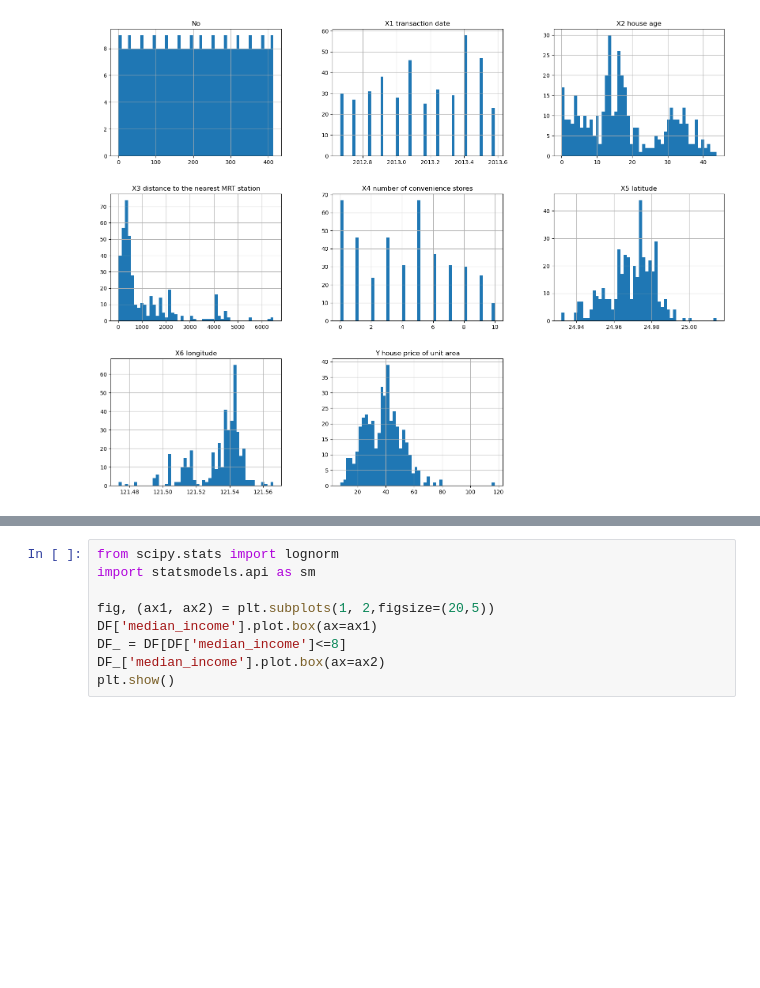
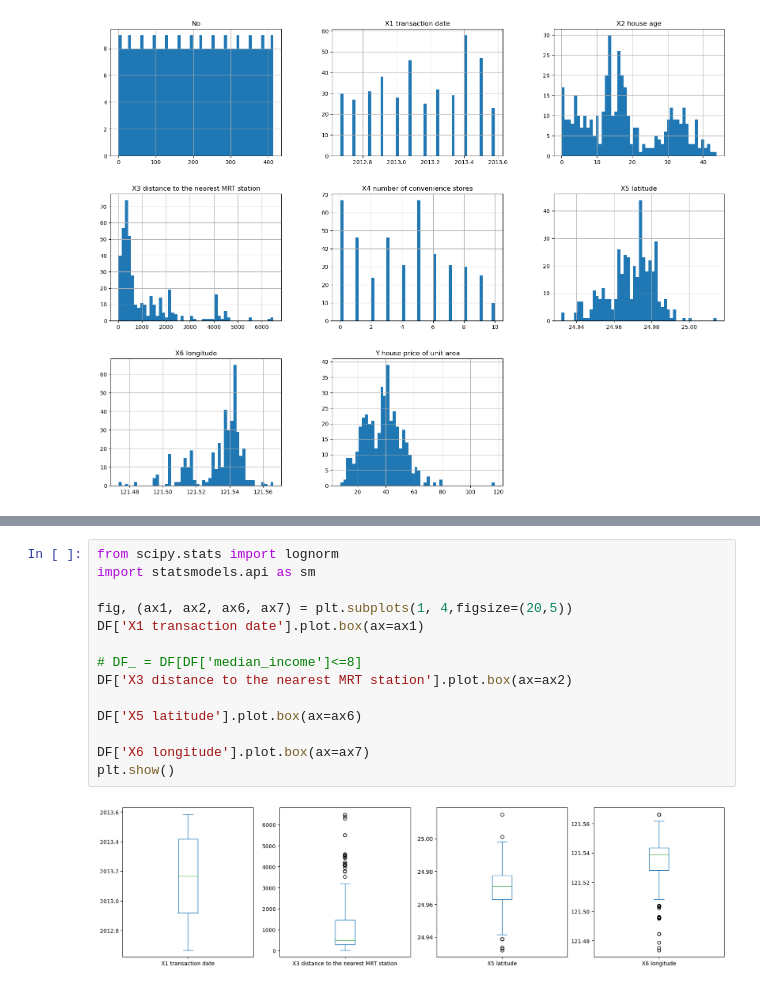
Before and after one commit to matthewpkearney/cs559_spring24_hw1, a Jupyter notebook: Homework1_mkearney.ipynb, the cells around one changed output, grey strips where cells are left out. Cells and saved outputs as stored; diff of their text form; blank space fills up the shorter version.

```diff
--- a/Homework1_mkearney.ipynb
+++ b/Homework1_mkearney.ipynb
@@ -118,9 +120,16 @@ In this histogram, we can get a sense for each columns separate distributions. F
 # %%
 from scipy.stats import lognorm
 import statsmodels.api as sm
 
-fig, (ax1, ax2) = plt.subplots(1, 2,figsize=(20,5))
-DF['median_income'].plot.box(ax=ax1)
-DF_ = DF[DF['median_income']<=8]
-DF_['median_income'].plot.box(ax=ax2)
+fig, (ax1, ax2, ax6, ax7) = plt.subplots(1, 4,figsize=(20,5))
+DF['X1 transaction date'].plot.box(ax=ax1)
+
+# DF_ = DF[DF['median_income']<=8]
+DF['X3 distance to the nearest MRT station'].plot.box(ax=ax2)
+
+DF['X5 latitude'].plot.box(ax=ax6)
+
+DF['X6 longitude'].plot.box(ax=ax7)
 plt.show()
+# %% [output]
+[figure, added]
```
Also changed, not shown: parts of 19 cells of this notebook.
